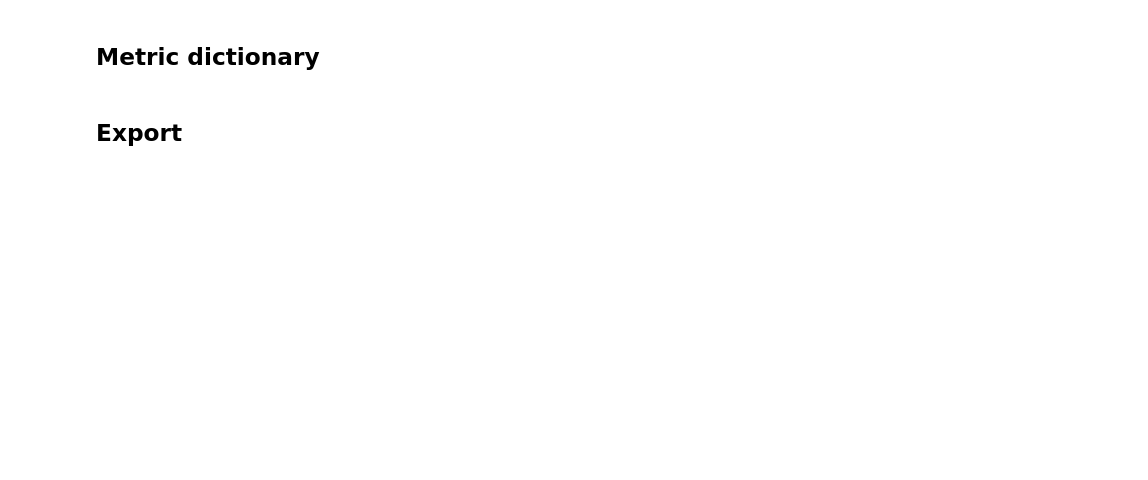
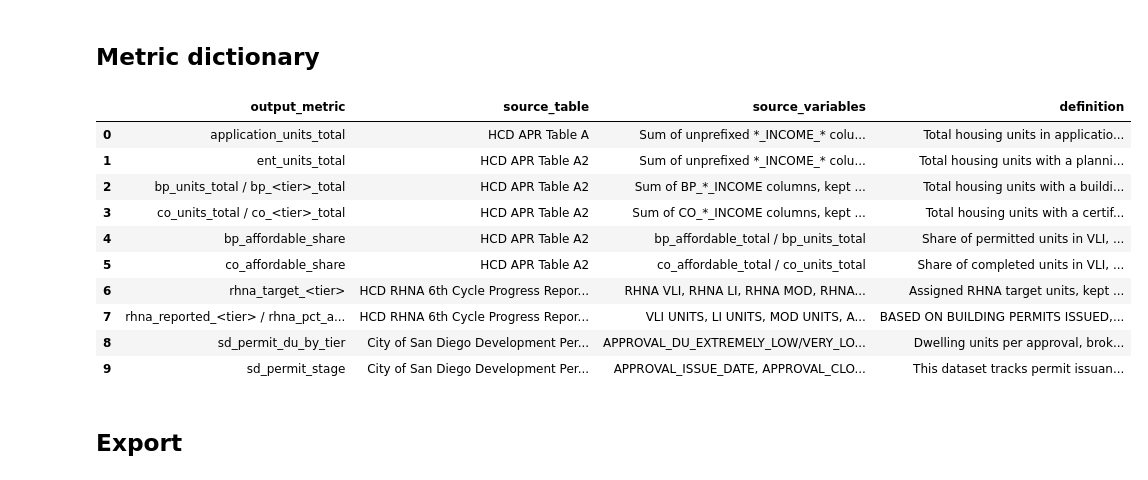
Before and after one commit to laurenthanhvo/chpd-dashboard-data-validation, a Jupyter notebook: van's work/notebooks/rhna_housing_production.ipynb, the cells around one changed output. Drawn from its saved outputs; the diff is of its cells as text; code cells hidden in the pictures; blank space fills up the shorter version.

```diff
--- a/van's work/notebooks/rhna_housing_production.ipynb
+++ b/van's work/notebooks/rhna_housing_production.ipynb
@@ -268,6 +374,16 @@ sd_apr["ent_affordable_row"] = sd_apr["ent_units_row"] - sd_apr[above_mod_ent_al
 sd_apr["bp_affordable_row"] = sd_apr["bp_units_row"] - sd_apr[above_mod_bp_all].sum(axis=1, numeric_only=True)
 sd_apr["co_affordable_row"] = sd_apr["co_units_row"] - sd_apr[above_mod_co_all].sum(axis=1, numeric_only=True)
 
+# Same 4-tier per-income-category breakdown as the current-year table.
+tier_agg_kwargs_hist = {}
+for tier, suffixes in TIER_SUFFIX_GROUPS.items():
+    bp_cols = [f"BP_{s}" for s in suffixes if f"BP_{s}" in sd_apr.columns]
+    co_cols = [f"CO_{s}" for s in suffixes if f"CO_{s}" in sd_apr.columns]
+    sd_apr[f"bp_{tier}_row"] = sd_apr[bp_cols].sum(axis=1, numeric_only=True)
+    sd_apr[f"co_{tier}_row"] = sd_apr[co_cols].sum(axis=1, numeric_only=True)
+    tier_agg_kwargs_hist[f"bp_{tier}_total"] = (f"bp_{tier}_row", "sum")
+    tier_agg_kwargs_hist[f"co_{tier}_total"] = (f"co_{tier}_row", "sum")
+
 production_history = (
     sd_apr[sd_apr[YEAR_COL].isin(APR_YEARS)]
     .groupby(["jur_clean", YEAR_COL], as_index=False)
@@ -279,6 +395,7 @@ production_history = (
         bp_affordable_total=("bp_affordable_row", "sum"),
         co_affordable_total=("co_affordable_row", "sum"),
         project_rows=("jur_clean", "size"),
+        **tier_agg_kwargs_hist,
     )
     .rename(columns={YEAR_COL: "year"})
 )
@@ -756,12 +1093,16 @@ assert len(jurisdiction_year_dataset) == 19, (
 
 RHNA_TIER_NAMES = ["very_low", "low", "moderate", "above_moderate"]
 
+PRODUCTION_TIER_NAMES = ["very_low", "low", "moderate", "above_moderate"]
+
 SUM_COLS = [
     "application_units_total", "ent_units_total", "bp_units_total", "co_units_total",
     "application_affordable_total", "ent_affordable_total", "bp_affordable_total", "co_affordable_total",
     "project_rows", "rhna_target_total", "rhna_units_reported_total", "rhna_remaining_total",
     "population_total", "population_household",
 ]
+SUM_COLS += [f"bp_{t}_total" for t in PRODUCTION_TIER_NAMES]
+SUM_COLS += [f"co_{t}_total" for t in PRODUCTION_TIER_NAMES]
 SUM_COLS += [f"rhna_target_{t}" for t in RHNA_TIER_NAMES]
 SUM_COLS += [f"rhna_reported_{t}" for t in RHNA_TIER_NAMES]
 # rhna_remaining_<tier> is already clipped at 0 per jurisdiction, so summing
@@ -815,16 +1163,16 @@ metric_dictionary = pd.DataFrame([
         "definition": "Total housing units with a planning entitlement approved, all income tiers, per jurisdiction-year. Kept fully separate from bp_units_total and co_units_total -- never summed together",
     },
     {
-        "output_metric": "bp_units_total",
+        "output_metric": "bp_units_total / bp_<tier>_total",
         "source_table": "HCD APR Table A2",
-        "source_variables": "Sum of BP_*_INCOME columns",
-        "definition": "Total housing units with a building permit issued, all income tiers, per jurisdiction-year",
+        "source_variables": "Sum of BP_*_INCOME columns, kept both as an overall total and broken out per income tier (very_low, low, moderate, above_moderate)",
+        "definition": "Total housing units with a building permit issued, per jurisdiction-year. Per-tier columns sum back to the overall total exactly (enforced by an assertion in the notebook)",
     },
     {
-        "output_metric": "co_units_total",
+        "output_metric": "co_units_total / co_<tier>_total",
         "source_table": "HCD APR Table A2",
-        "source_variables": "Sum of CO_*_INCOME columns",
-        "definition": "Total housing units with a certificate of occupancy (completed), all income tiers, per jurisdiction-year",
+        "source_variables": "Sum of CO_*_INCOME columns, kept both as an overall total and broken out per income tier (very_low, low, moderate, above_moderate)",
+        "definition": "Total housing units with a certificate of occupancy (completed), per jurisdiction-year. Per-tier columns sum back to the overall total exactly (enforced by an assertion in the notebook)",
     },
     {
         "output_metric": "bp_affordable_share",
@@ -838,33 +1186,45 @@ metric_dictionary = pd.DataFrame([
         "source_variables": "co_affordable_total / co_units_total",
         "definition": "Share of completed units in VLI, LI, or Moderate income categories (excludes Above Moderate)",
     },
     {
         "output_metric": "rhna_target_<tier>",
         "source_table": "HCD RHNA 6th Cycle Progress Report (Table B)",
         "source_variables": "RHNA VLI, RHNA LI, RHNA MOD, RHNA ABOVE MOD",
         "definition": "Assigned RHNA target units, kept separate per income tier (very_low, low, moderate, above_moderate) for the 6th Cycle planning period, per jurisdiction -- plus rhna_target_total for the summed value",
     },
     {
         "output_metric": "rhna_reported_<tier> / rhna_pct_achieved_<tier> / rhna_remaining_<tier>",
         "source_table": "HCD RHNA 6th Cycle Progress Report (Table B)",
         "source_variables": "VLI UNITS, LI UNITS, MOD UNITS, ABOVE MOD UNITS",
         "definition": "BASED ON BUILDING PERMITS ISSUED, not completed units -- this is HCD's own RHNA-credit methodology, not a choice made here. Kept separate per income tier, per jurisdiction. Cumulative cycle-to-date, not year-by-year. Do not conflate with co_units_total (completions), which is a different measure used for housing production, not RHNA progress. rhna_units_reported_total / rhna_pct_achieved / rhna_remaining_total are the summed/overall equivalents",
     },
     {
         "output_metric": "sd_permit_du_by_tier",
         "source_table": "City of San Diego Development Permits (Active + Closed approvals)",
         "source_variables": "APPROVAL_DU_EXTREMELY_LOW/VERY_LOW/LOW/MODERATE/ABOVE_MODERATE",
         "definition": "Dwelling units per approval, broken out by income tier, City of San Diego only. Separate ADU (APPROVAL_ADU_*) and JADU (APPROVAL_JADU_*) columns exist alongside standard units",
     },
     {
         "output_metric": "sd_permit_stage",
         "source_table": "City of San Diego Development Permits (Active + Closed approvals)",
         "source_variables": "APPROVAL_ISSUE_DATE, APPROVAL_CLOSE_DATE, approval_status",
         "definition": "This dataset tracks permit issuance and closure only -- it has no certificate-of-occupancy / completion field equivalent to APR's CO_* columns",
     },
 ])
 metric_dictionary.to_csv(DOCS_DIR / "rhna_housing_production_metric_dictionary.csv", index=False)
 metric_dictionary
+# %% [output]
+|  | output_metric | source_table | source_variables | definition |
+| 0 | application_units_total | HCD APR Table A | Sum of unprefixed *_INCOME_* colu... | Total housing units in applicatio... |
+| 1 | ent_units_total | HCD APR Table A2 | Sum of unprefixed *_INCOME_* colu... | Total housing units with a planni... |
+| 2 | bp_units_total / bp_<tier>_total | HCD APR Table A2 | Sum of BP_*_INCOME columns, kept ... | Total housing units with a buildi... |
+| 3 | co_units_total / co_<tier>_total | HCD APR Table A2 | Sum of CO_*_INCOME columns, kept ... | Total housing units with a certif... |
+| 4 | bp_affordable_share | HCD APR Table A2 | bp_affordable_total / bp_units_total | Share of permitted units in VLI, ... |
+| 5 | co_affordable_share | HCD APR Table A2 | co_affordable_total / co_units_total | Share of completed units in VLI, ... |
+| 6 | rhna_target_<tier> | HCD RHNA 6th Cycle Progress Repor... | RHNA VLI, RHNA LI, RHNA MOD, RHNA... | Assigned RHNA target units, kept ... |
+| 7 | rhna_reported_<tier> / rhna_pct_a... | HCD RHNA 6th Cycle Progress Repor... | VLI UNITS, LI UNITS, MOD UNITS, A... | BASED ON BUILDING PERMITS ISSUED,... |
+| 8 | sd_permit_du_by_tier | City of San Diego Development Per... | APPROVAL_DU_EXTREMELY_LOW/VERY_LO... | Dwelling units per approval, brok... |
+| 9 | sd_permit_stage | City of San Diego Development Per... | APPROVAL_ISSUE_DATE, APPROVAL_CLO... | This dataset tracks permit issuan... |
 # %% [markdown]
 ## Export
 # %%
```
Also changed, not shown: parts of 36 cells of this notebook, 5 other files.
